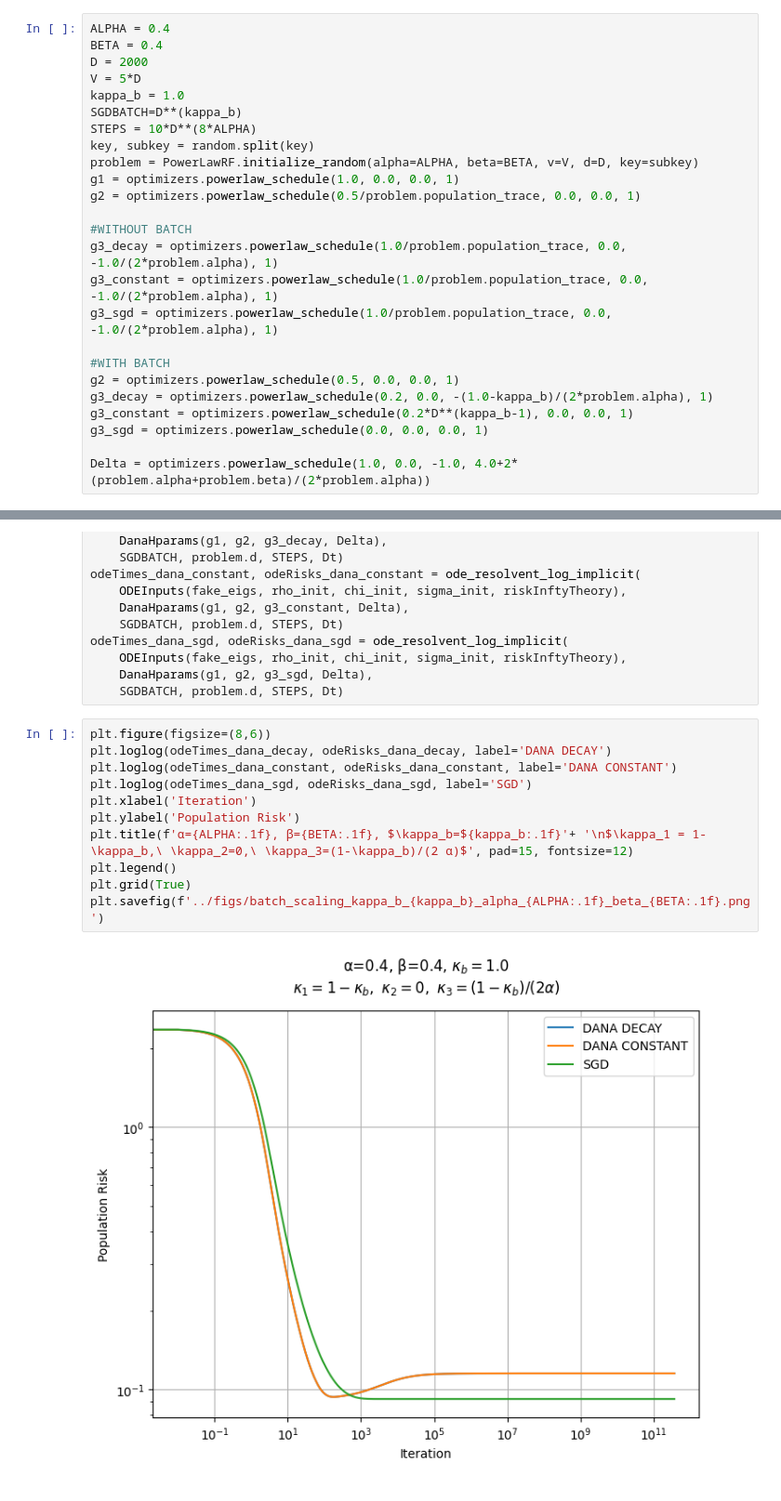
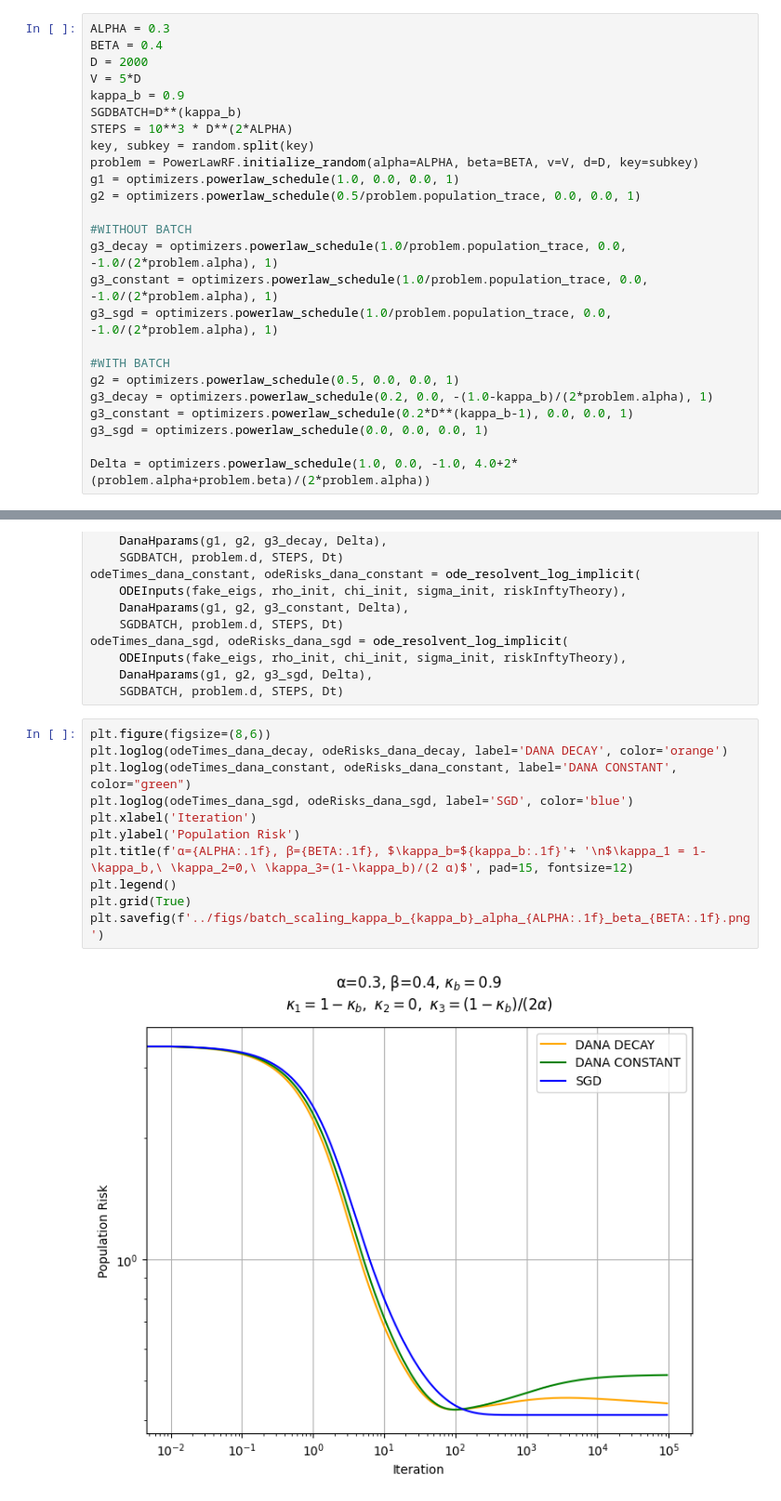
Before and after one commit to LosVolterrosHermanos/Experimental, a Jupyter notebook: colabs/Batch_scaling.ipynb, the cells around one changed output, grey strips where cells are left out. Shown: that part at 93% size. Cells and saved outputs as stored; diff of their text form.

```diff
--- a/colabs/Batch_scaling.ipynb
+++ b/colabs/Batch_scaling.ipynb
@@ -26,13 +26,13 @@ import power_law_rf.deterministic_equivalent as theory
 
 key = random.PRNGKey(0)
 # %%
-ALPHA = 0.4
+ALPHA = 0.3
 BETA = 0.4
 D = 2000
 V = 5*D
-kappa_b = 1.0
+kappa_b = 0.9
 SGDBATCH=D**(kappa_b)
-STEPS = 10*D**(8*ALPHA)
+STEPS = 10**3 * D**(2*ALPHA)
 key, subkey = random.split(key)
 problem = PowerLawRF.initialize_random(alpha=ALPHA, beta=BETA, v=V, d=D, key=subkey)
 g1 = optimizers.powerlaw_schedule(1.0, 0.0, 0.0, 1)
@@ -86,14 +86,14 @@ odeTimes_dana_sgd, odeRisks_dana_sgd = ode_resolvent_log_implicit(
     SGDBATCH, problem.d, STEPS, Dt)
 # %%
 plt.figure(figsize=(8,6))
-plt.loglog(odeTimes_dana_decay, odeRisks_dana_decay, label='DANA DECAY')
-plt.loglog(odeTimes_dana_constant, odeRisks_dana_constant, label='DANA CONSTANT')
-plt.loglog(odeTimes_dana_sgd, odeRisks_dana_sgd, label='SGD')
+plt.loglog(odeTimes_dana_decay, odeRisks_dana_decay, label='DANA DECAY', color='orange')
+plt.loglog(odeTimes_dana_constant, odeRisks_dana_constant, label='DANA CONSTANT', color="green")
+plt.loglog(odeTimes_dana_sgd, odeRisks_dana_sgd, label='SGD', color='blue')
 plt.xlabel('Iteration')
 plt.ylabel('Population Risk')
 plt.title(f'α={ALPHA:.1f}, β={BETA:.1f}, $\kappa_b=${kappa_b:.1f}'+ '\n$\kappa_1 = 1-\kappa_b,\ \kappa_2=0,\ \kappa_3=(1-\kappa_b)/(2 α)$', pad=15, fontsize=12)
 plt.legend()
 plt.grid(True)
 plt.savefig(f'../figs/batch_scaling_kappa_b_{kappa_b}_alpha_{ALPHA:.1f}_beta_{BETA:.1f}.png')
 # %% [output]
-[figure, old version]
+[figure, new version]
```
